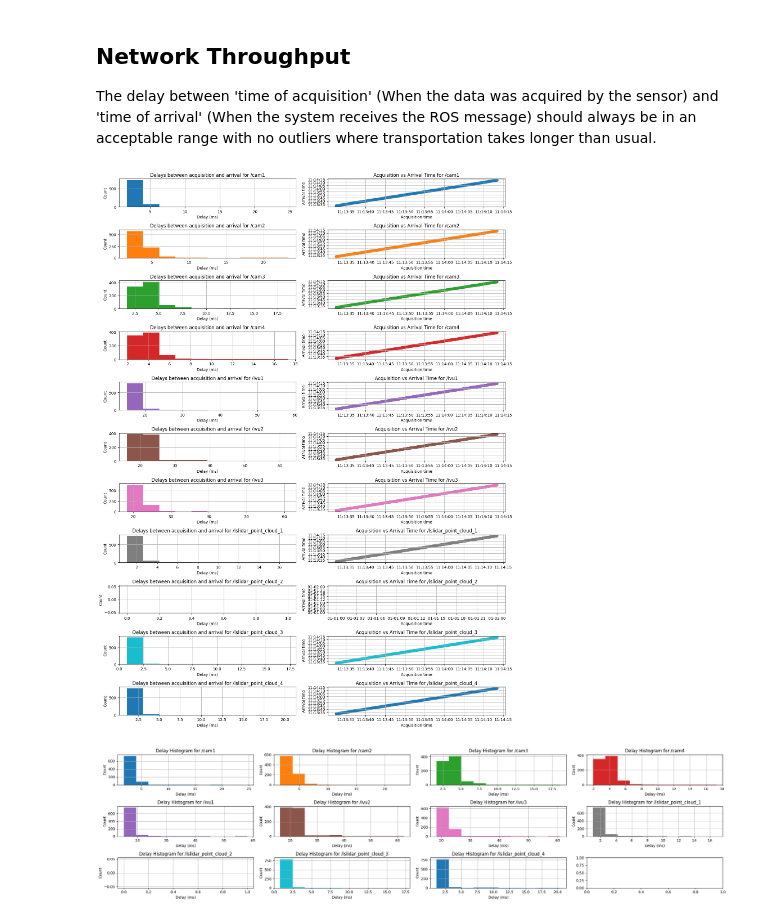
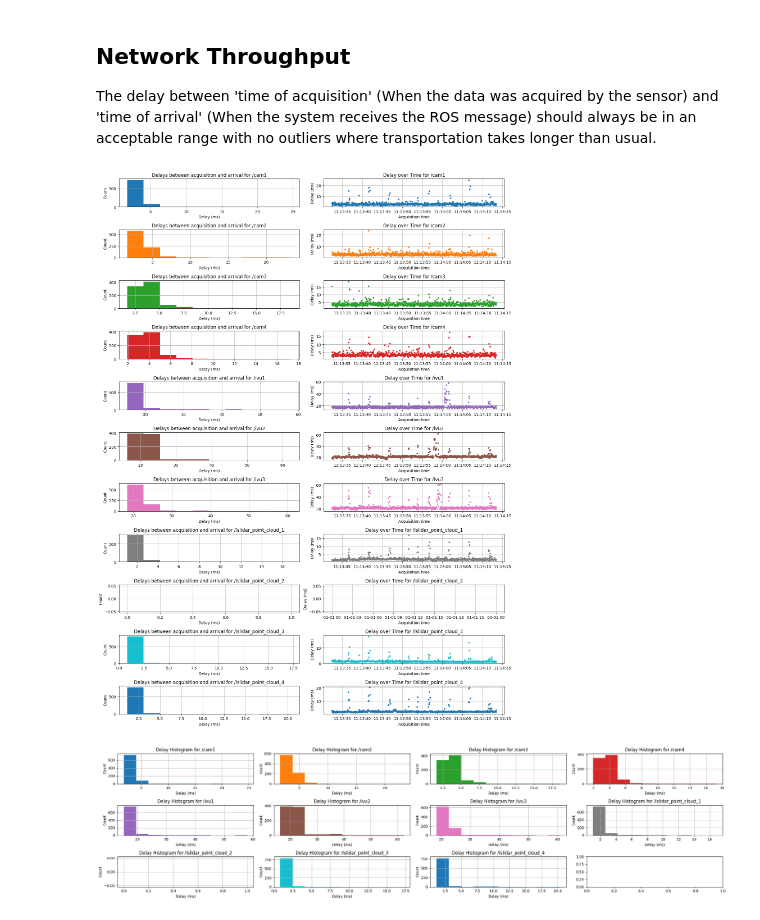
Before and after one commit to MariiaPoliakovaa/ROS-bag-post-analysis-tool, a Jupyter notebook: sensor_analyse_v6.1.ipynb, the cells around one changed output. Drawn from its saved outputs; the diff is of its cells as text; code cells hidden in the pictures.

```diff
--- a/sensor_analyse_v6.1.ipynb
+++ b/sensor_analyse_v6.1.ipynb
@@ -365,7 +353,7 @@ def format_s_us_ns(x, pos=None):
 - time sync information in ptp_combined_data
 # %%
 # Define topics of interest
-topics = topics
+topics = [entry["topic"] for entry in config]
 
 # Define colors for plotting
 cmap = plt.get_cmap("tab10")
@@ -486,37 +457,46 @@ for topic in topics:
 
     # Delay in microseconds (arrival - acquisition)
     delay_df['delay'] = (delay_df['arrival'] - delay_df['acquisition'])
     delay_df['delay'] = delay_df['delay'].dt.total_seconds() * 1e3   # ms
     delay_df['delay'] = delay_df['delay'].abs()
 
     delay_dfs[topic] = delay_df
 
 
 n = 820   # number of points for scatter if sampling
 
 fig, axes = plt.subplots(len(topics), 2, figsize=(15, 20))
 
 for i, topic in enumerate(topics):
     # Histogram of delays
     axes[i][0].hist(delay_dfs[topic]['delay'], color=color_map[topic])
     axes[i][0].set_title(f"Delays between acquisition and arrival for {topic}")
     axes[i][0].set_ylabel("Count")
     axes[i][0].set_xlabel("Delay (ms)")
     axes[i][0].grid(True)
 
     # Scatter timestamps (limited to first n if desired)
+    #df = delay_dfs[topic].iloc[:n]
+
+    #axes[i][1].scatter(df['acquisition'], df['arrival'], color=color_map[topic])
+    #axes[i][1].set_title(f"Acquisition vs Arrival Time for {topic}")
+    #axes[i][1].set_ylabel("Arrival time")
+    #axes[i][1].set_xlabel("Acquisition time")
+    #axes[i][1].grid(True)
+
+    # Delay over acquisition time
     df = delay_dfs[topic].iloc[:n]
 
-    axes[i][1].scatter(df['acquisition'], df['arrival'], color=color_map[topic])
-    axes[i][1].set_title(f"Acquisition vs Arrival Time for {topic}")
-    axes[i][1].set_ylabel("Arrival time")
+    axes[i][1].plot(df['acquisition'], df['delay'], '.', color=color_map[topic])
+    axes[i][1].set_title(f"Delay over Time for {topic}")
+    axes[i][1].set_ylabel("Delay (ms)")
     axes[i][1].set_xlabel("Acquisition time")
     axes[i][1].grid(True)
 
 plt.tight_layout()
 plt.show()
 # %% [output]
-[figure, old version]
+[figure, new version]
 # %%
 delay_dfs = {}
 
```
Also changed, not shown: parts of 6 cells of this notebook, 2 other files.
